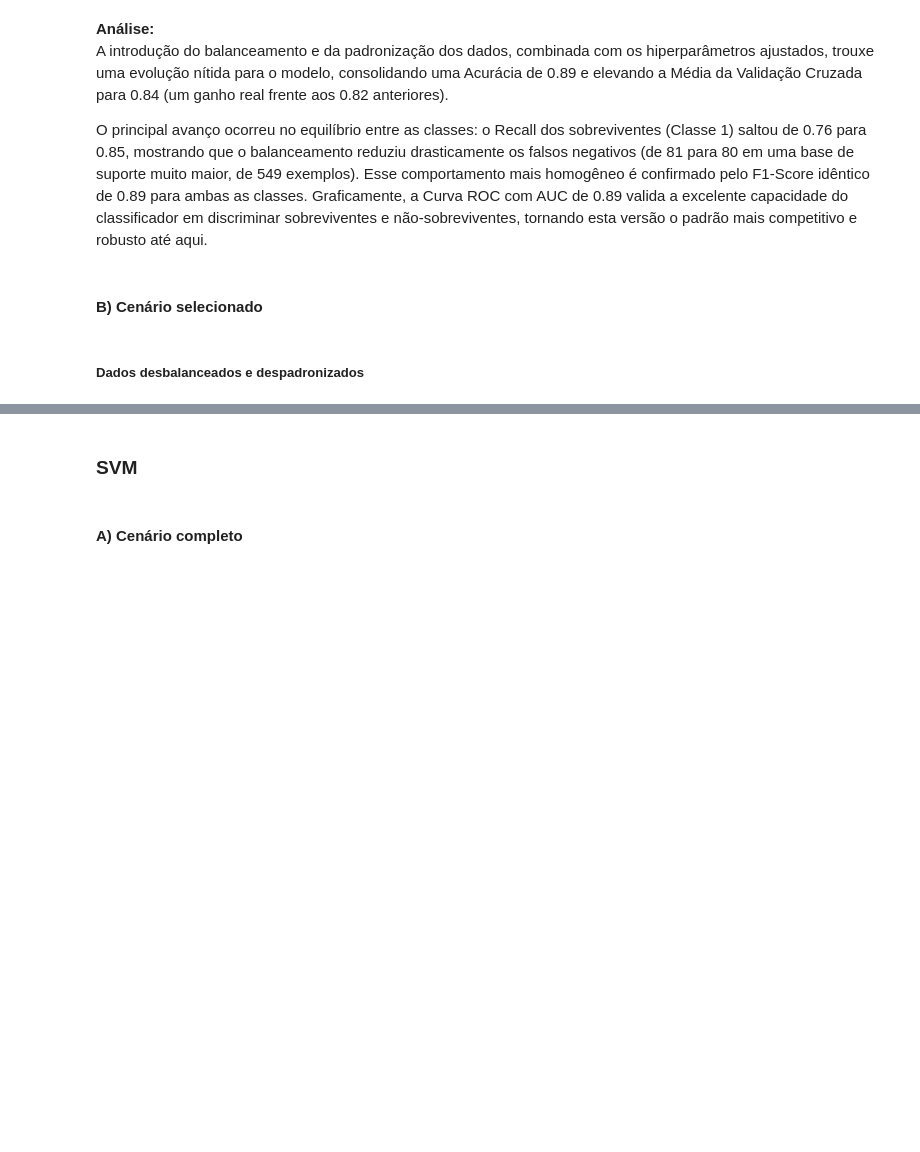
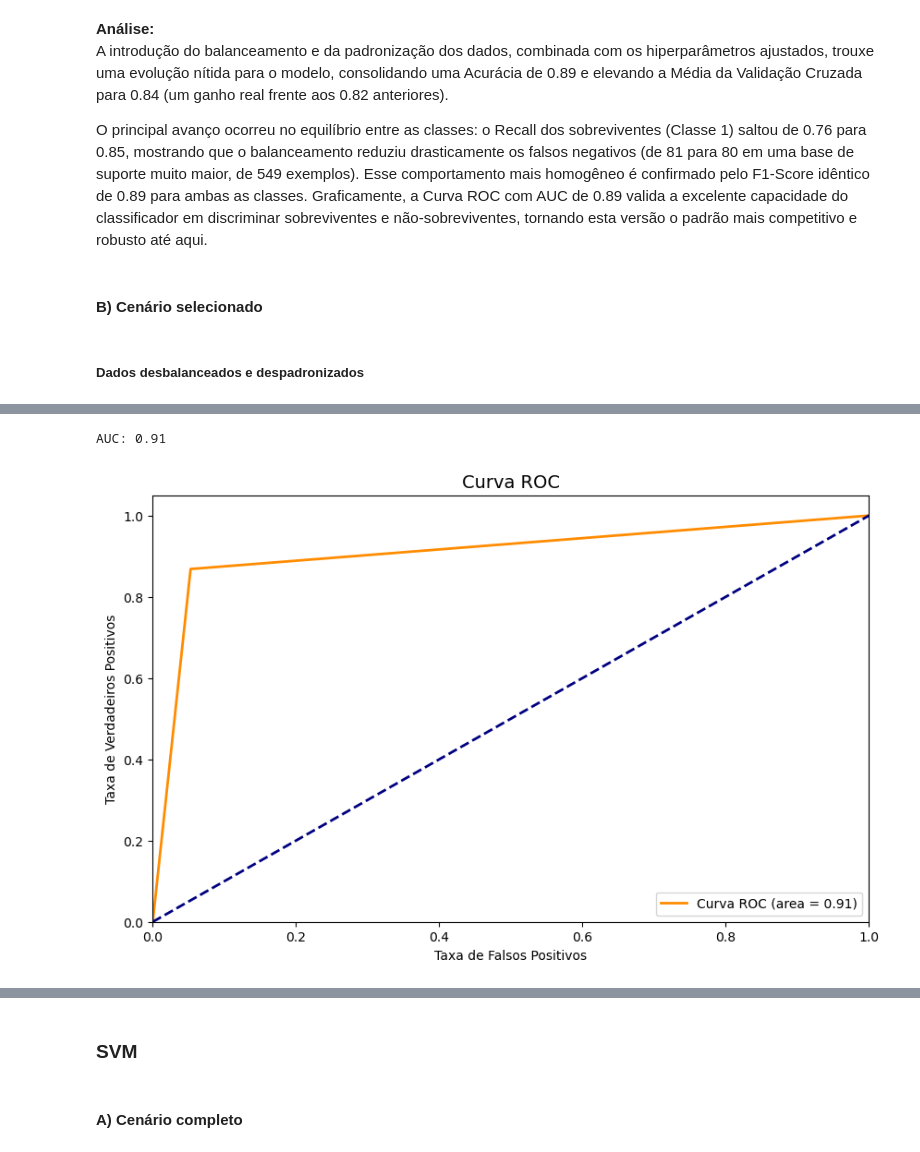
Before and after one commit to Fernandonneto/Machine_Learning_-_Duelo_Entre_Modelos_Titanic_-_EBAC, a Jupyter notebook: MOD41_EXERCICIO_DUELOFINAL.ipynb, the cells around one changed output, grey strips where cells are left out. Cells and saved outputs as stored; diff of their text form; code cells hidden in the pictures; blank space fills up the shorter version.

Commit message:
Conclusão do treinamdo do ML de Random Forest com os dados selecionados, desbalanceados, despadronizados e sem hiperparametros

```diff
--- a/MOD41_EXERCICIO_DUELOFINAL.ipynb
+++ b/MOD41_EXERCICIO_DUELOFINAL.ipynb
@@ -916,3 +919,9 @@ O principal avanço ocorreu no equilíbrio entre as classes: o Recall dos sobrev
 #### B) Cenário selecionado
 # %% [markdown]
 ##### Dados desbalanceados e despadronizados
+# %%
+# Inicialização do modelo Random Forest selecionado
+rf_model_select_dp = RandomForestClassifier(random_state=42, n_estimators=100, n_jobs=-1)
+# %%
+# Treinamento do modelo na base de treino selecionado
+rf_model_select_dp.fit(X_train_select, y_train)
@@ -918,0 +930,3 @@ O principal avanço ocorreu no equilíbrio entre as classes: o Recall dos sobrev
+# %%
+# Previsão do modelo na base de treino selecionado
+y_rf_train_pred_select_dp = rf_model_select_dp.predict(X_train_select)
@@ -918,0 +972,23 @@ O principal avanço ocorreu no equilíbrio entre as classes: o Recall dos sobrev
+# %%
+# Análise da curva AUC-ROC
+fpr, tpr, thresholds = roc_curve(y_train, y_rf_train_pred_select_dp)
+
+# Cálculo da AUC
+roc_auc_select_dp = roc_auc_score(y_train, y_rf_train_pred_select_dp)
+print('AUC: {:.2f}'.format(roc_auc_select_dp))
+# %% [output]
+AUC: 0.91
+# %%
+# Gráfico AUC-ROC
+plt.figure(figsize=(10, 6))
+plt.plot(fpr, tpr, color='darkorange', lw=2, label='Curva ROC (area = %0.2f)' % roc_auc_select_dp)
+plt.plot([0, 1], [0, 1], color='navy', lw=2, linestyle='--')
+plt.xlim([0.0, 1.0])
+plt.ylim([0.0, 1.05])
+plt.xlabel('Taxa de Falsos Positivos')
+plt.ylabel('Taxa de Verdadeiros Positivos')
+plt.title('Curva ROC', fontsize=14)
+plt.legend(loc='lower right')
+plt.show()
+# %% [output]
+[figure, added]
```
Also changed, not shown: parts of 11 cells of this notebook.
